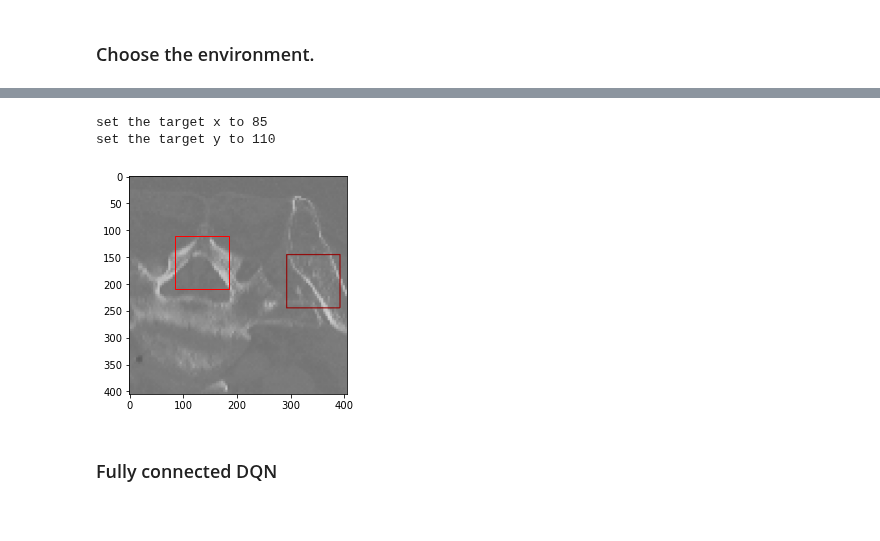
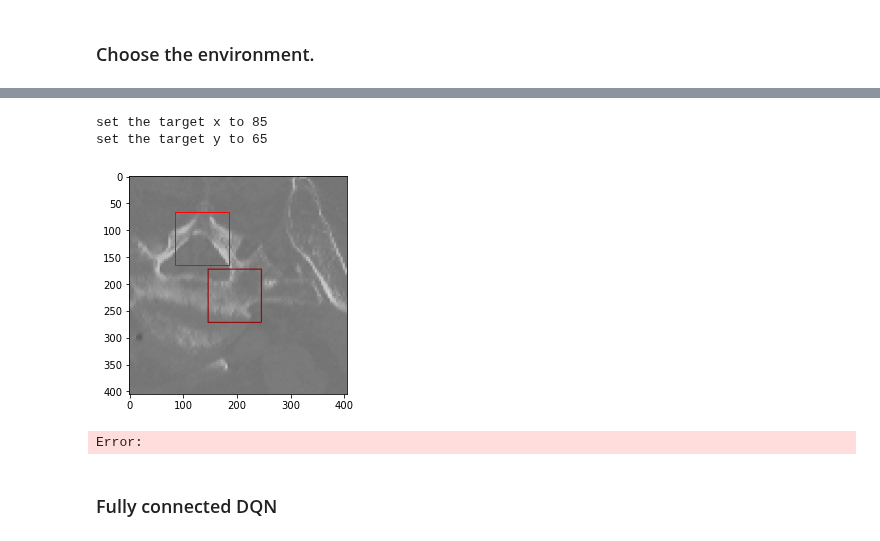
Before and after one commit to aasong113/CT_View_Planning_DeepRL, a Jupyter notebook: gym-child_thresholded_NN/Deep_Q_Learn.ipynb, the cells around one changed output, grey strips where cells are left out. Saved outputs shown, nothing was run; the diff lists cells and outputs as text; code cells hidden in the pictures.

```diff
--- a/gym-child_thresholded_NN/Deep_Q_Learn.ipynb
+++ b/gym-child_thresholded_NN/Deep_Q_Learn.ipynb
@@ -68,10 +68,11 @@ set the target y to 75
 # %%
-env.set_target_xy(x = 85, y = 110)
+env.set_target_xy(x = 85, y = 65)
 env.render_goal()
 # %% [output]
 set the target x to 85
-set the target y to 110
+set the target y to 65
-[figure, old version]
+[figure, new version]
+Error:
 # %%
 Transition = namedtuple('Transition',
                         ('state', 'action', 'next_state', 'reward'))
```
Also changed, not shown: parts of 2 cells of this notebook, 16 other files.
